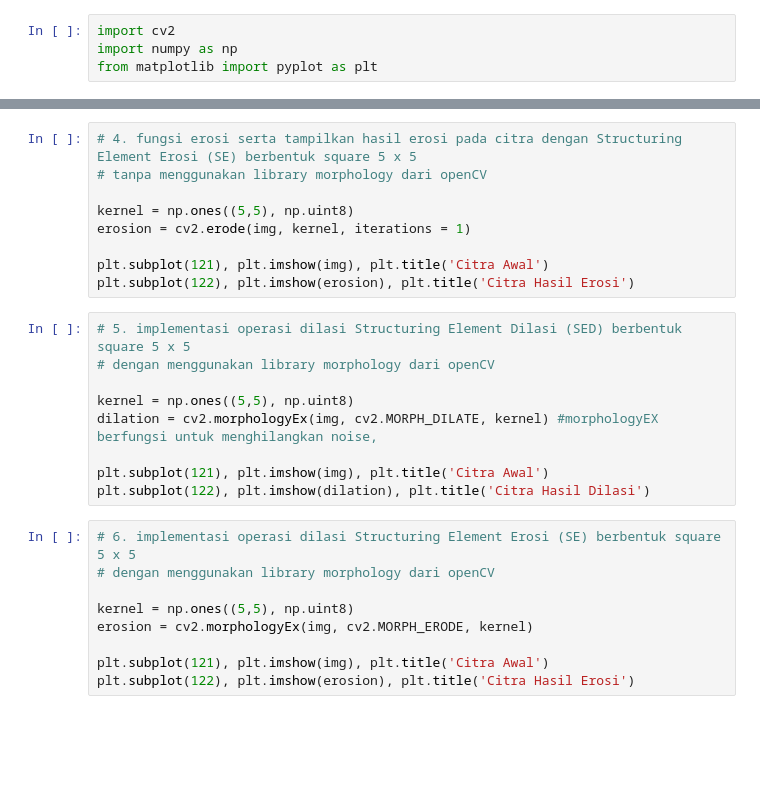
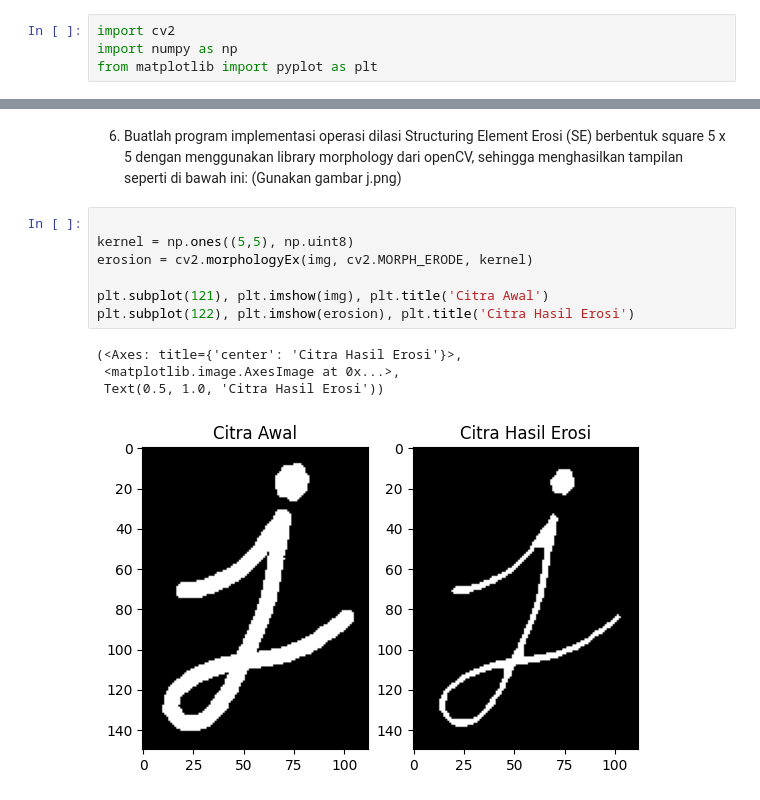
Before and after one commit to Afvanie/PCVK_Genap_2023, a Jupyter notebook: week9.ipynb, the cells around one changed output, grey strips where cells are left out. Saved outputs shown, nothing was run; the diff lists cells and outputs as text; blank space fills up the shorter version.

```diff
--- a/week9.ipynb
+++ b/week9.ipynb
@@ -29,27 +106,16 @@ plt.subplot(122),plt.imshow(dilation),plt.title('Citra Hasil Dilasi')
+# %% [markdown]
+6. Buatlah program implementasi operasi dilasi Structuring Element Erosi (SE) berbentuk
+square 5 x 5 dengan menggunakan library morphology dari openCV, sehingga
+menghasilkan tampilan seperti di bawah ini: (Gunakan gambar j.png)
 # %%
-# 4. fungsi erosi serta tampilkan hasil erosi pada citra dengan Structuring Element Erosi (SE) berbentuk square 5 x 5
-# tanpa menggunakan library morphology dari openCV
 
 kernel = np.ones((5,5), np.uint8)
-erosion = cv2.erode(img, kernel, iterations = 1)
+erosion = cv2.morphologyEx(img, cv2.MORPH_ERODE, kernel)
 
 plt.subplot(121), plt.imshow(img), plt.title('Citra Awal')
 plt.subplot(122), plt.imshow(erosion), plt.title('Citra Hasil Erosi')
+# %% [output]
+(<Axes: title={'center': 'Citra Hasil Erosi'}>,
+ <matplotlib.image.AxesImage at 0x...>,
+ Text(0.5, 1.0, 'Citra Hasil Erosi'))
+[figure, added]
-# %%
-# 5. implementasi operasi dilasi Structuring Element Dilasi (SED) berbentuk square 5 x 5
-# dengan menggunakan library morphology dari openCV
-
-kernel = np.ones((5,5), np.uint8)
-dilation = cv2.morphologyEx(img, cv2.MORPH_DILATE, kernel) #morphologyEX berfungsi untuk menghilangkan noise,
-
-plt.subplot(121), plt.imshow(img), plt.title('Citra Awal')
-plt.subplot(122), plt.imshow(dilation), plt.title('Citra Hasil Dilasi')
-# %%
-# 6. implementasi operasi dilasi Structuring Element Erosi (SE) berbentuk square 5 x 5
-# dengan menggunakan library morphology dari openCV
-
-kernel = np.ones((5,5), np.uint8)
-erosion = cv2.morphologyEx(img, cv2.MORPH_ERODE, kernel)
-
-plt.subplot(121), plt.imshow(img), plt.title('Citra Awal')
-plt.subplot(122), plt.imshow(erosion), plt.title('Citra Hasil Erosi')
```
Also changed, not shown: parts of 14 cells of this notebook.
